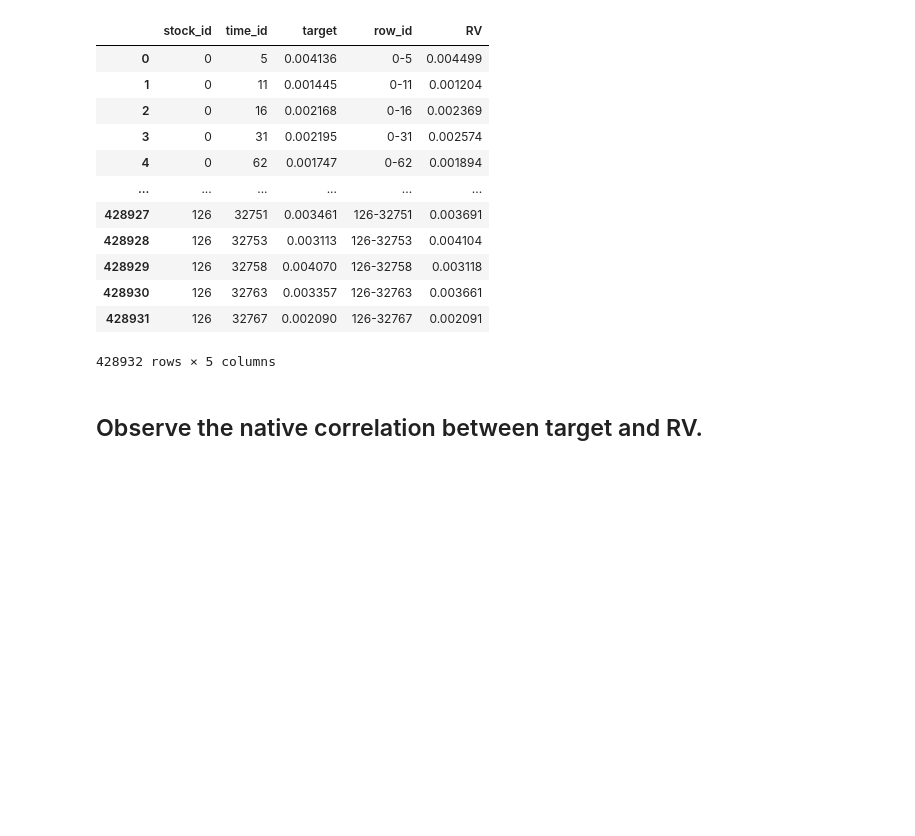
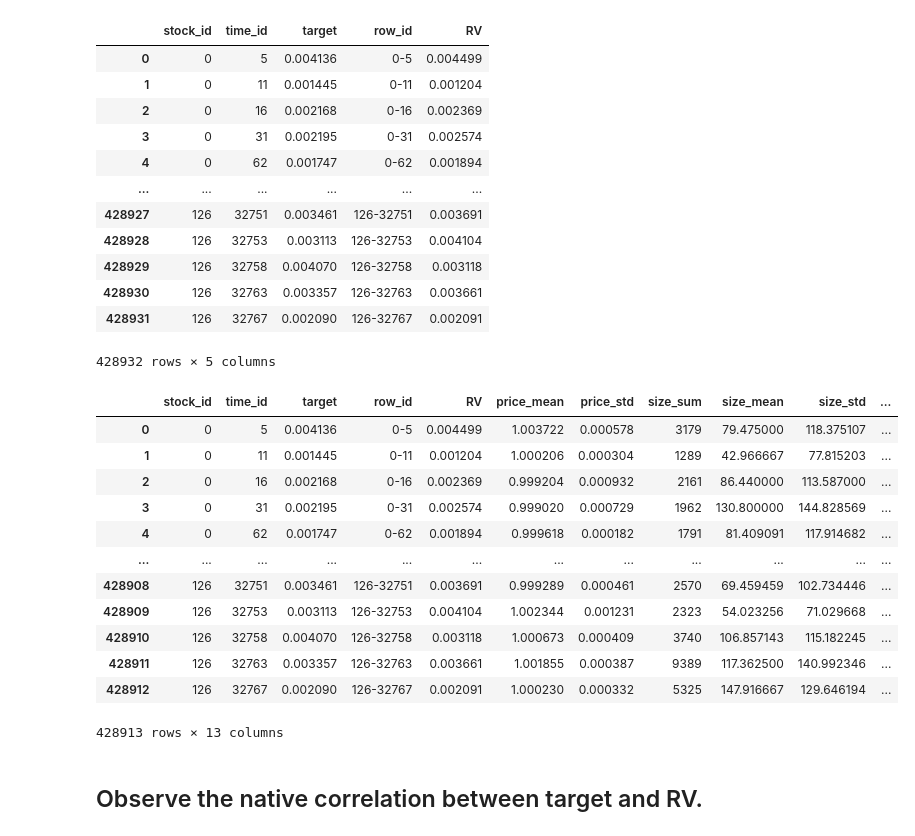
Before and after one commit to martinmf-dev/Realized_Volatility_Prediction_-erdos_deeplearning-, a Jupyter notebook: EDA/EDA_yuan.ipynb, the cells around one changed output. Saved outputs shown, nothing was run; the diff lists cells and outputs as text; code cells hidden in the pictures; blank space fills up the shorter version.

Commit message:
created trade data

```diff
--- a/EDA/EDA_yuan.ipynb
+++ b/EDA/EDA_yuan.ipynb
@@ -74,0 +77,2 @@ df_RV
+# %%
+df_trade_vals=pd.read_csv("../processed_data/trade_vals_by_row_id.csv")
@@ -92,6 +112,24 @@ df_extended
 | 428930 | 126 | 32763 | 0.003357 | 126-32763 | 0.003661 |
 | 428931 | 126 | 32767 | 0.002090 | 126-32767 | 0.002091 |
 428932 rows × 5 columns
+# %%
+df_extended=pd.merge(df_extended,df_trade_vals,on="row_id")
+# %%
+df_extended
+# %% [output]
+|  | stock_id | time_id | target | row_id | RV | price_mean | price_std | size_sum | size_mean | size_std | ... |
+| 0 | 0 | 5 | 0.004136 | 0-5 | 0.004499 | 1.003722 | 0.000578 | 3179 | 79.475000 | 118.375107 | ... |
+| 1 | 0 | 11 | 0.001445 | 0-11 | 0.001204 | 1.000206 | 0.000304 | 1289 | 42.966667 | 77.815203 | ... |
+| 2 | 0 | 16 | 0.002168 | 0-16 | 0.002369 | 0.999204 | 0.000932 | 2161 | 86.440000 | 113.587000 | ... |
+| 3 | 0 | 31 | 0.002195 | 0-31 | 0.002574 | 0.999020 | 0.000729 | 1962 | 130.800000 | 144.828569 | ... |
+| 4 | 0 | 62 | 0.001747 | 0-62 | 0.001894 | 0.999618 | 0.000182 | 1791 | 81.409091 | 117.914682 | ... |
+| ... | ... | ... | ... | ... | ... | ... | ... | ... | ... | ... | ... |
+| 428908 | 126 | 32751 | 0.003461 | 126-32751 | 0.003691 | 0.999289 | 0.000461 | 2570 | 69.459459 | 102.734446 | ... |
+| 428909 | 126 | 32753 | 0.003113 | 126-32753 | 0.004104 | 1.002344 | 0.001231 | 2323 | 54.023256 | 71.029668 | ... |
+| 428910 | 126 | 32758 | 0.004070 | 126-32758 | 0.003118 | 1.000673 | 0.000409 | 3740 | 106.857143 | 115.182245 | ... |
+| 428911 | 126 | 32763 | 0.003357 | 126-32763 | 0.003661 | 1.001855 | 0.000387 | 9389 | 117.362500 | 140.992346 | ... |
+| 428912 | 126 | 32767 | 0.002090 | 126-32767 | 0.002091 | 1.000230 | 0.000332 | 5325 | 147.916667 | 129.646194 | ... |
+428913 rows × 13 columns
 # %% [markdown]
 ## Observe the native correlation between target and RV.
 # %%
```
Also changed, not shown: parts of 4 cells of this notebook, 3 other files.
